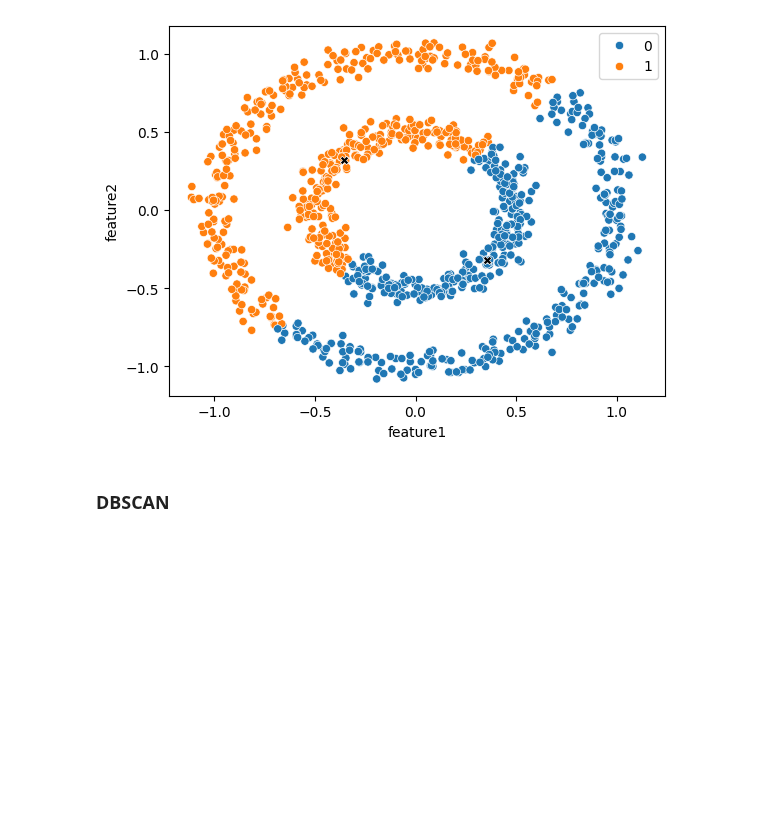
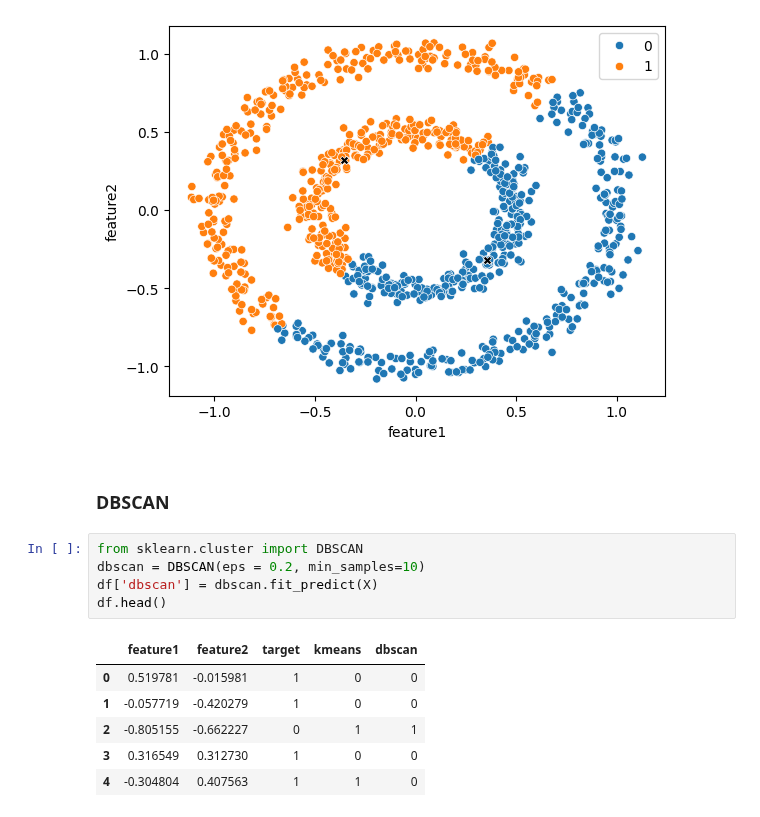
Before and after one commit to parkjiyon7/MSAI_6, a Jupyter notebook: python_ML/20_군집화_실습.ipynb, the cells around one changed output. Drawn from its saved outputs; the diff is of its cells as text; blank space fills up the shorter version.

Commit message:
clustering update -dbscan

```diff
--- a/python_ML/20_군집화_실습.ipynb
+++ b/python_ML/20_군집화_실습.ipynb
@@ -230,3 +230,15 @@ sns.scatterplot(x=km.cluster_centers_[:,0],
 [figure]
 # %% [markdown]
 ### DBSCAN
+# %%
+from sklearn.cluster import DBSCAN
+dbscan = DBSCAN(eps = 0.2, min_samples=10)
+df['dbscan'] = dbscan.fit_predict(X)
+df.head()
+# %% [output]
+|  | feature1 | feature2 | target | kmeans | dbscan |
+| 0 | 0.519781 | -0.015981 | 1 | 0 | 0 |
+| 1 | -0.057719 | -0.420279 | 1 | 0 | 0 |
+| 2 | -0.805155 | -0.662227 | 0 | 1 | 1 |
+| 3 | 0.316549 | 0.312730 | 1 | 0 | 0 |
+| 4 | -0.304804 | 0.407563 | 1 | 1 | 0 |
```
